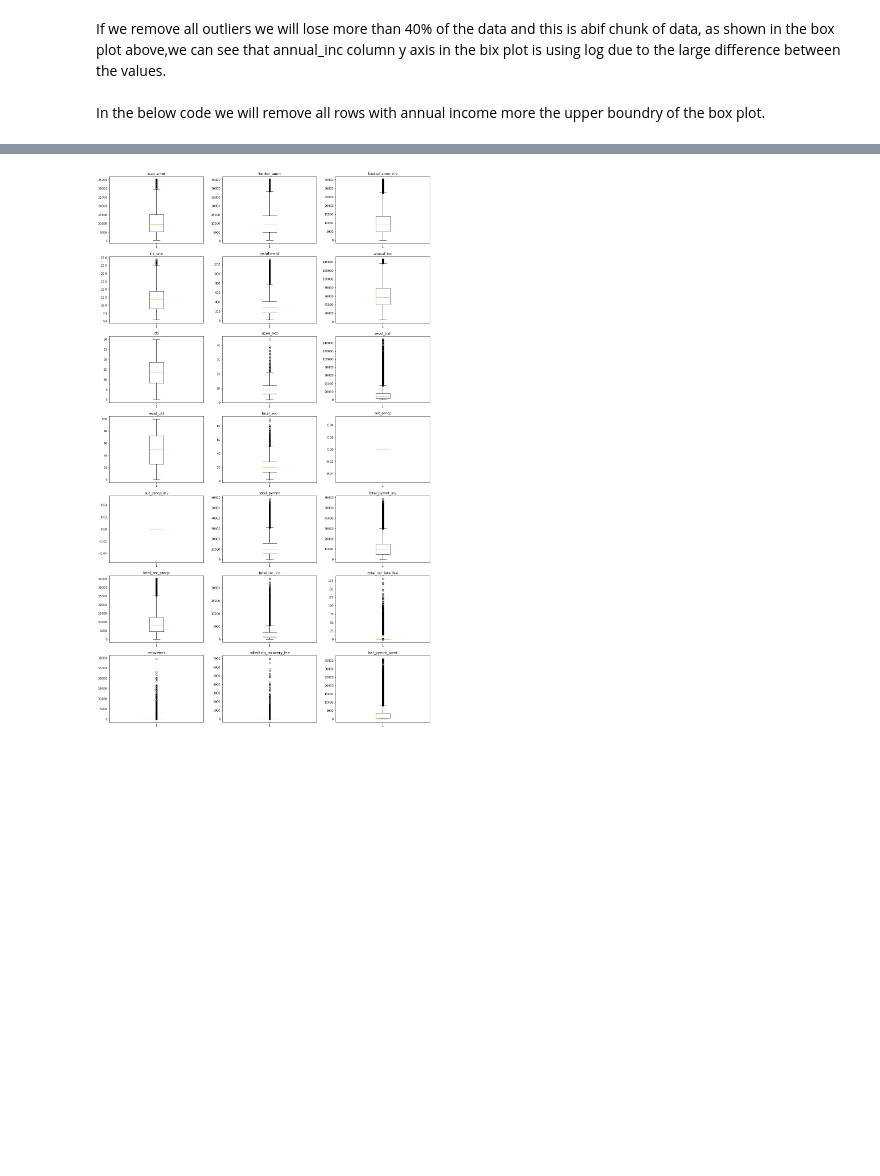
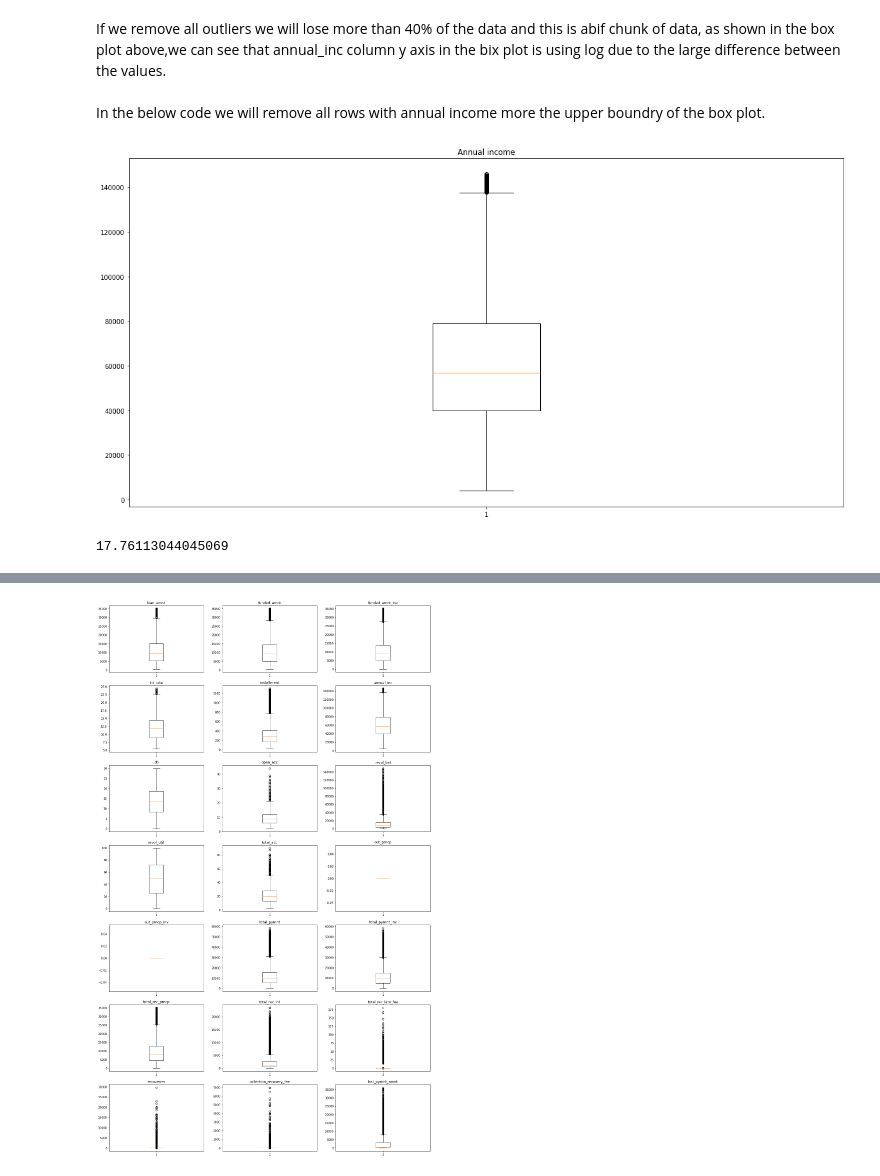
Before and after one commit to npalupunoori/LendingClubCaseStudy, a Jupyter notebook: Naren_Reddy_Palupunoori.ipynb, the cells around one changed output, grey strips where cells are left out. Cells and saved outputs as stored; diff of their text form; code cells hidden in the pictures; blank space fills up the shorter version.

```diff
--- a/Naren_Reddy_Palupunoori.ipynb
+++ b/Naren_Reddy_Palupunoori.ipynb
@@ -335,3 +343,15 @@ upper_annual_inc = loan.annual_inc.quantile(0.75) + 1.5 * (loan.annual_inc.quant
 loan_clean = loan.loc[(loan['annual_inc'] <= upper_annual_inc) & (loan['loan_status'] != "Current")]
 loan_current = loan.loc[(loan['annual_inc'] <= upper_annual_inc) & (loan['loan_status'] == "Current")]
 loan_high = loan.loc[loan['annual_inc'] > upper_annual_inc]
+# %%
+plt.figure(figsize = (20,10))
+plt.boxplot(loan_clean["annual_inc"])
+plt.title("Annual income")
+plt.savefig('clean_annual_inc.png')
+plt.show()
+# %% [output]
+[figure, added]
+# %%
+100*(1 - loan_clean["annual_inc"].sum()/loan["annual_inc"].sum())
+# %% [output]
+17.76113044045069
```
Also changed, not shown: parts of 20 cells of this notebook, 3 other files.
